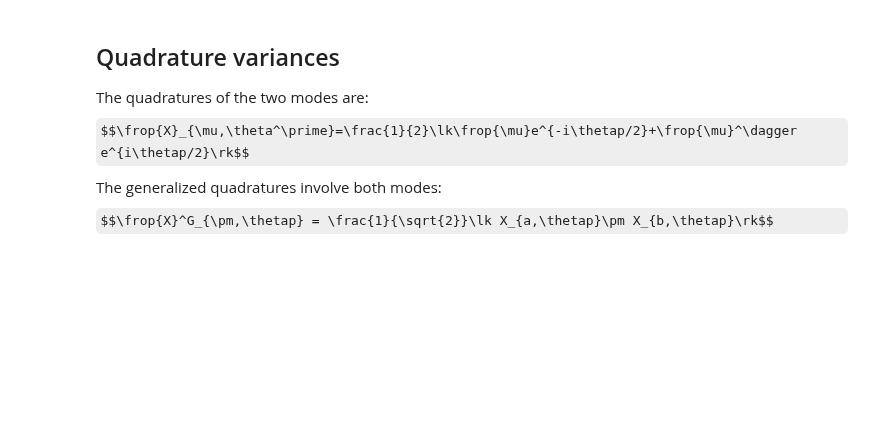
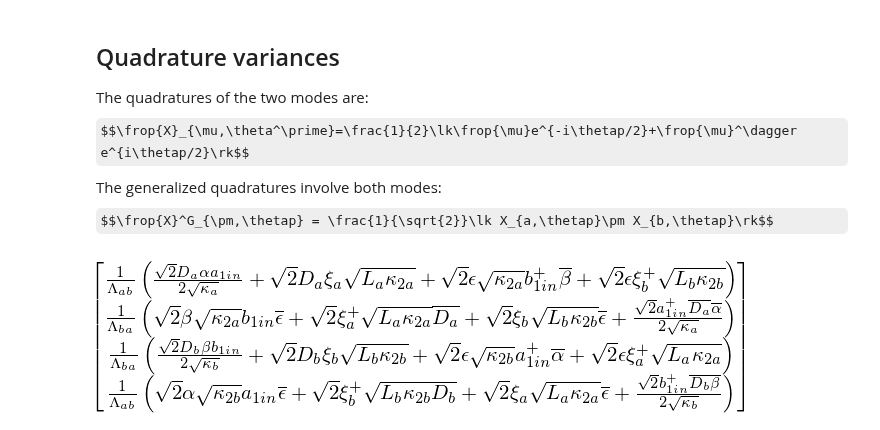
Before and after one commit to nemetniki/General-linear-model, a Jupyter notebook: NDPA.ipynb, the cells around one changed output. Cells and saved outputs as stored; diff of their text form; code cells hidden in the pictures; some formulas as TeX source; blank space fills up the shorter version.

```diff
--- a/NDPA.ipynb
+++ b/NDPA.ipynb
@@ -127,4 +127,13 @@ The quadratures of the two modes are:
 $$\frop{X}_{\mu,\theta^\prime}=\frac{1}{2}\lk\frop{\mu}e^{-i\thetap/2}+\frop{\mu}^\dagger e^{i\thetap/2}\rk$$
 The generalized quadratures involve both modes:
 $$\frop{X}^G_{\pm,\thetap} = \frac{1}{\sqrt{2}}\lk X_{a,\thetap}\pm X_{b,\thetap}\rk$$
+# %%
+alpha,beta,Da,Db,thetap,kapa,kapb = symbols('\\alpha \\beta D_a D_b \\theta_p \kappa_a \kappa_b')
+aout = Matrix([1/(Lab)*(Da/sqrt(2*kapa)*alpha*a1in+sqrt(2*kap2a)*eps*conjugate(beta)*bd1in+sqrt(2*La*kap2a)*Da*xia+sqrt(2*Lb*kap2b)*eps*xidb),\
+                        1/(Lba)*(conjugate(Da)/sqrt(2*kapa)*conjugate(alpha)*ad1in+sqrt(2*kap2a)*conjugate(eps)*beta*b1in+sqrt(2*La*kap2a)*conjugate(Da)*xida+sqrt(2*Lb*kap2b)*conjugate(eps)*xib),\
+                        1/(Lba)*(Db/sqrt(2*kapb)*beta*b1in+sqrt(2*kap2b)*eps*conjugate(alpha)*ad1in+sqrt(2*Lb*kap2b)*Db*xib+sqrt(2*La*kap2a)*eps*xida),
+                        1/(Lab)*(conjugate(Db)/sqrt(2*kapb)*conjugate(beta)*bd1in+sqrt(2*kap2b)*conjugate(eps)*alpha*a1in+sqrt(2*Lb*kap2b)*conjugate(Db)*xidb+sqrt(2*La*kap2a)*conjugate(eps)*xia)])
+aout
+# %% [output]
+[figure, added]
 # %%
```
Also changed, not shown: parts of 8 cells of this notebook.
